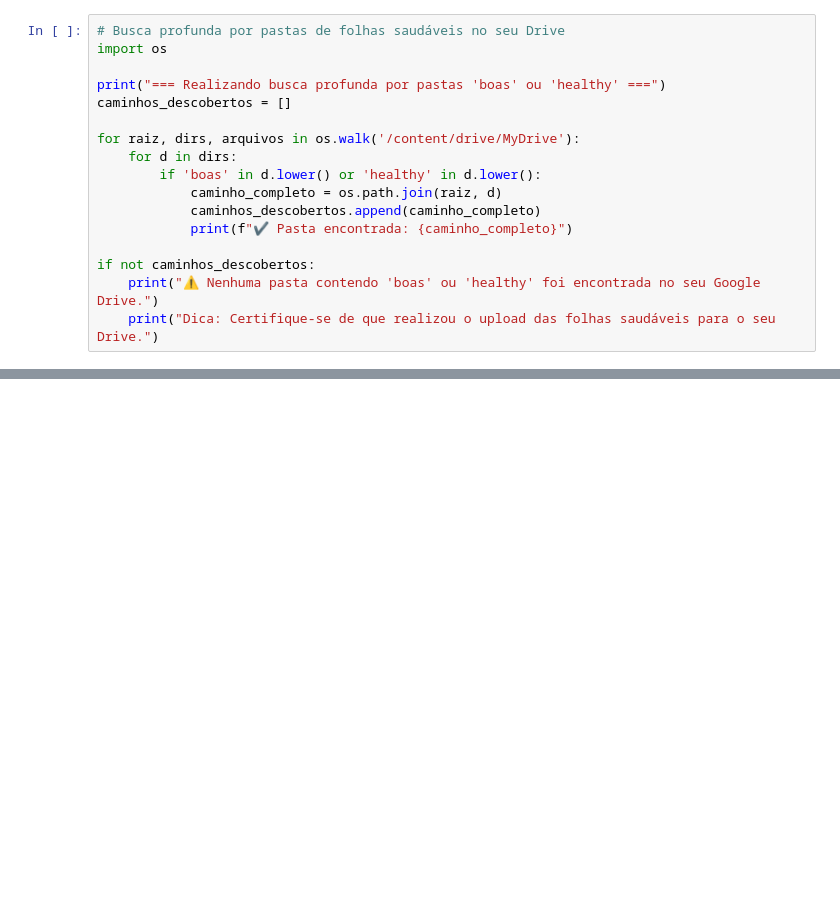
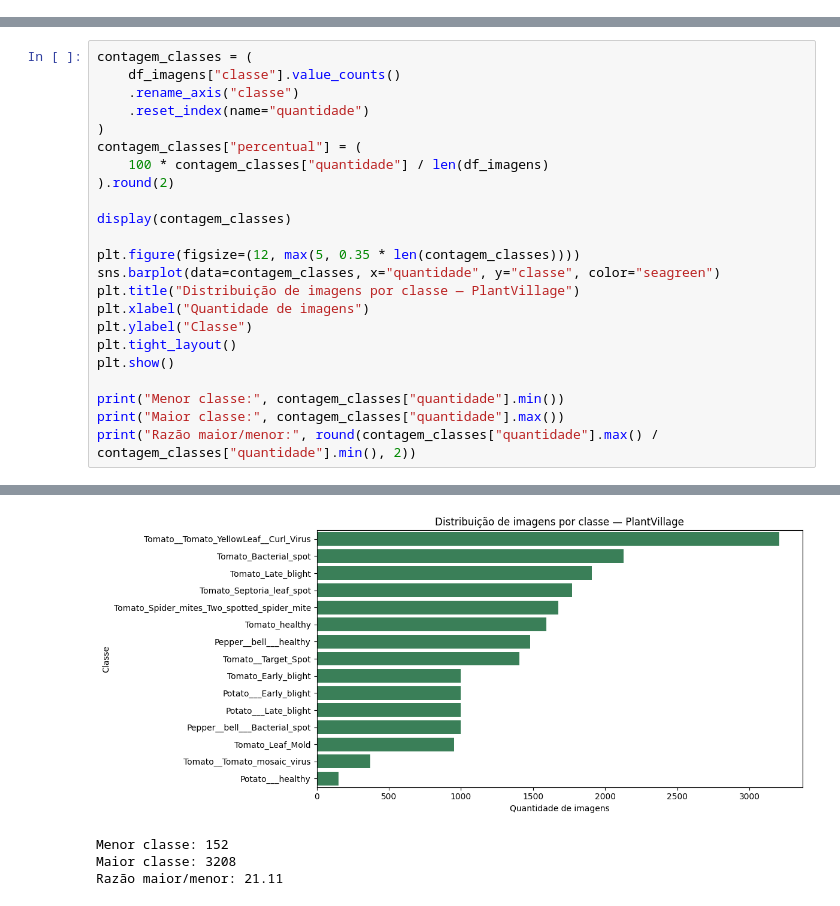
Before and after one commit to delmar-dev-one/Delmar_AI, a Jupyter notebook: Demonstration/projeto-M2/model(1)(1).ipynb, the cells around one changed output, grey strips where cells are left out. Cells and saved outputs as stored; diff of their text form; blank space fills up the shorter version.

```diff
--- a/Demonstration/projeto-M2/model(1)(1).ipynb
+++ b/Demonstration/projeto-M2/model(1)(1).ipynb
@@ -393,17 +0,0 @@ history_unificado = model_cnn.fit(
-# %%
-# Busca profunda por pastas de folhas saudáveis no seu Drive
-import os
-
-print("=== Realizando busca profunda por pastas 'boas' ou 'healthy' ===")
-caminhos_descobertos = []
-
-for raiz, dirs, arquivos in os.walk('/content/drive/MyDrive'):
-    for d in dirs:
-        if 'boas' in d.lower() or 'healthy' in d.lower():
-            caminho_completo = os.path.join(raiz, d)
-            caminhos_descobertos.append(caminho_completo)
-            print(f"✔ Pasta encontrada: {caminho_completo}")
-
-if not caminhos_descobertos:
-    print("⚠ Nenhuma pasta contendo 'boas' ou 'healthy' foi encontrada no seu Google Drive.")
-    print("Dica: Certifique-se de que realizou o upload das folhas saudáveis para o seu Drive.")
@@ -1030,0 +170,24 @@ plt.show()
+# %%
+contagem_classes = (
+    df_imagens["classe"].value_counts()
+    .rename_axis("classe")
+    .reset_index(name="quantidade")
+)
+contagem_classes["percentual"] = (
+    100 * contagem_classes["quantidade"] / len(df_imagens)
+).round(2)
+
+display(contagem_classes)
+
+plt.figure(figsize=(12, max(5, 0.35 * len(contagem_classes))))
+sns.barplot(data=contagem_classes, x="quantidade", y="classe", color="seagreen")
+plt.title("Distribuição de imagens por classe — PlantVillage")
+plt.xlabel("Quantidade de imagens")
+plt.ylabel("Classe")
+plt.tight_layout()
+plt.show()
+
+print("Menor classe:", contagem_classes["quantidade"].min())
+print("Maior classe:", contagem_classes["quantidade"].max())
+print("Razão maior/menor:", round(contagem_classes["quantidade"].max() / contagem_classes["quantidade"].min(), 2))
+# %% [output]
@@ -1030,0 +210,4 @@ plt.show()
+[figure, added]
+Menor classe: 152
+Maior classe: 3208
+Razão maior/menor: 21.11
```
Also changed, not shown: parts of 71 cells of this notebook.
